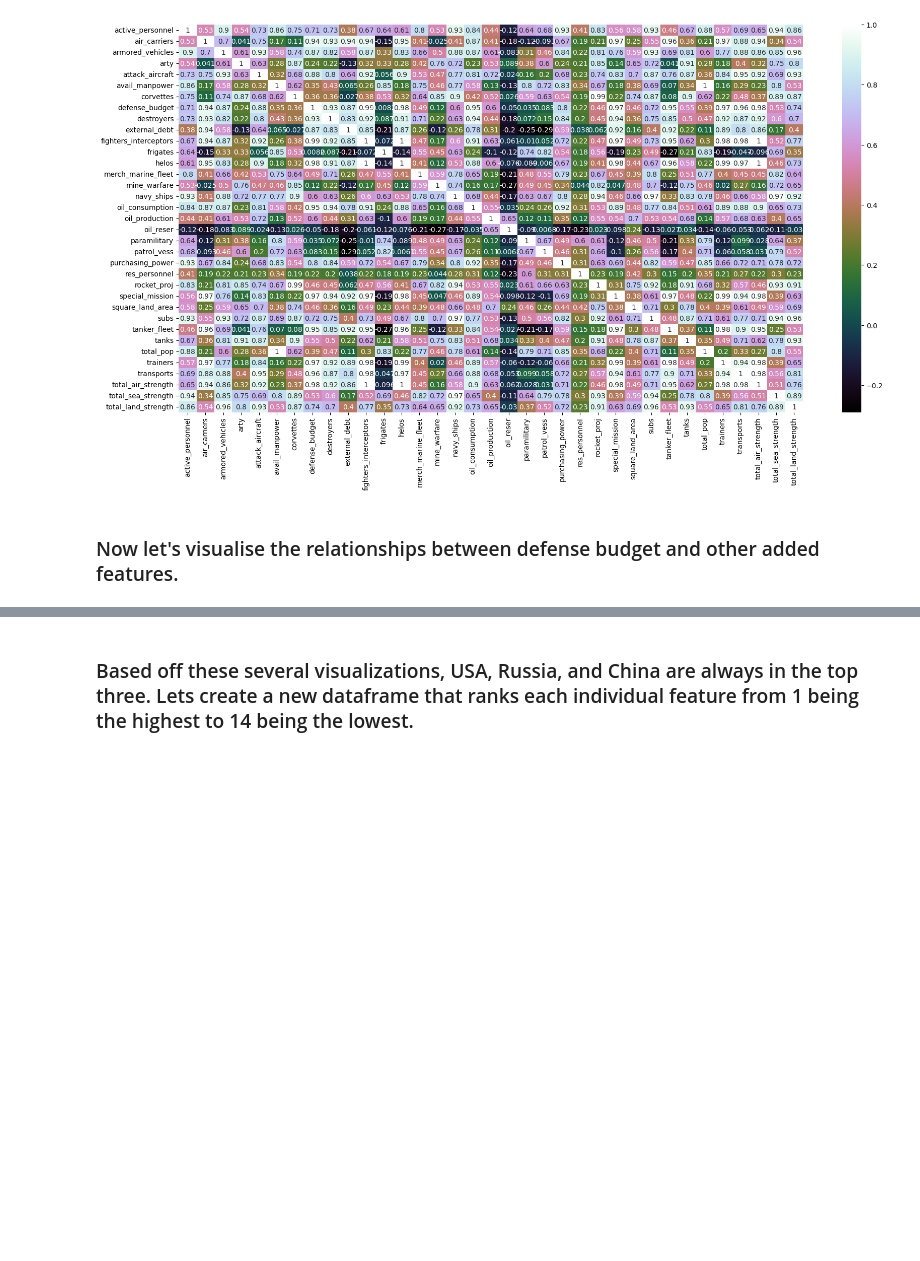
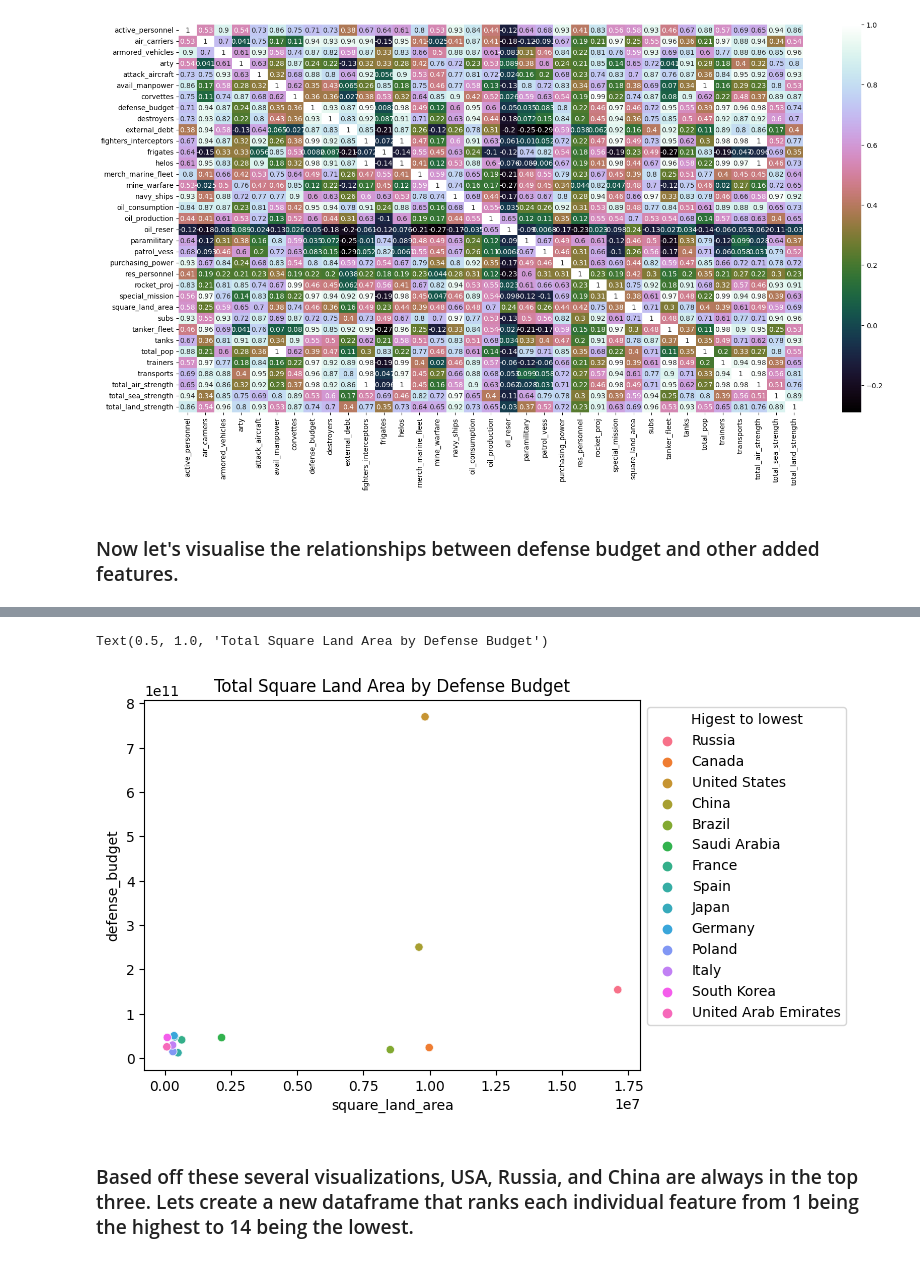
Before and after one commit to raycerna/military-firepower, a Jupyter notebook: final_report.ipynb, the cells around one changed output, grey strips where cells are left out. Saved outputs shown, nothing was run; the diff lists cells and outputs as text; code cells hidden in the pictures; blank space fills up the shorter version.

```diff
--- a/final_report.ipynb
+++ b/final_report.ipynb
@@ -158,3 +157,13 @@ Text(0.5, 1.0, 'Total Land Strength by Defense Budget')
+# %%
+# plots total land strength by defense budget with hue of country.
+#plt.figure(figsize = (8,5))
+sns.scatterplot(x='square_land_area', y='defense_budget', hue='country',
+                data=train.sort_values('square_land_area',ascending=False))
+plt.legend(loc = 2, bbox_to_anchor = (1,1), title='Higest to lowest')
+plt.title("Total Square Land Area by Defense Budget")
+# %% [output]
+Text(0.5, 1.0, 'Total Square Land Area by Defense Budget')
+[figure, added]
 # %% [markdown]
 ### Based off these several visualizations, USA, Russia, and China are always in the top three. Lets create a new dataframe that ranks each individual feature from 1 being the highest to 14 being the lowest.
 # %%
```
Also changed, not shown: parts of 45 cells of this notebook.
